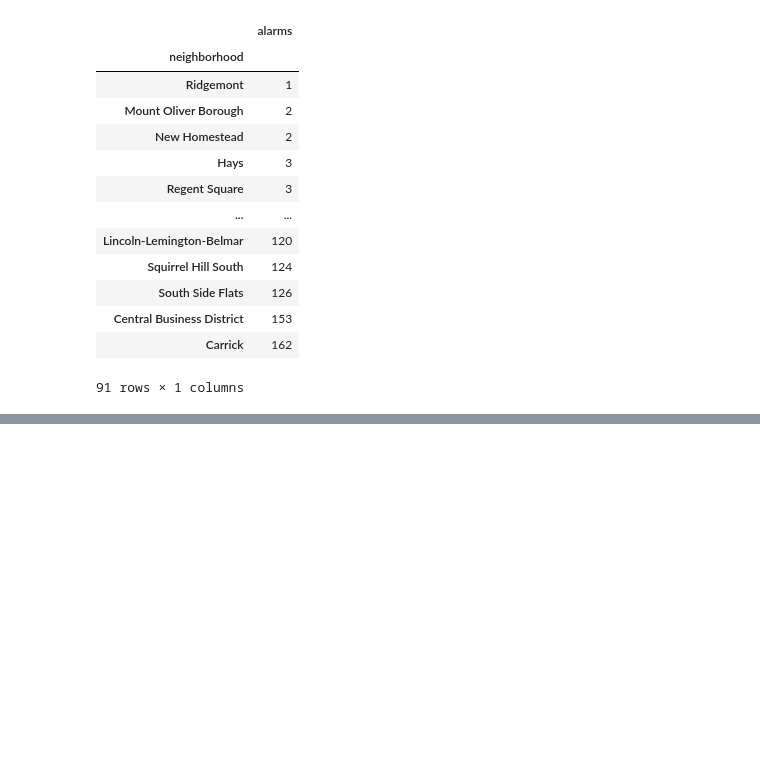
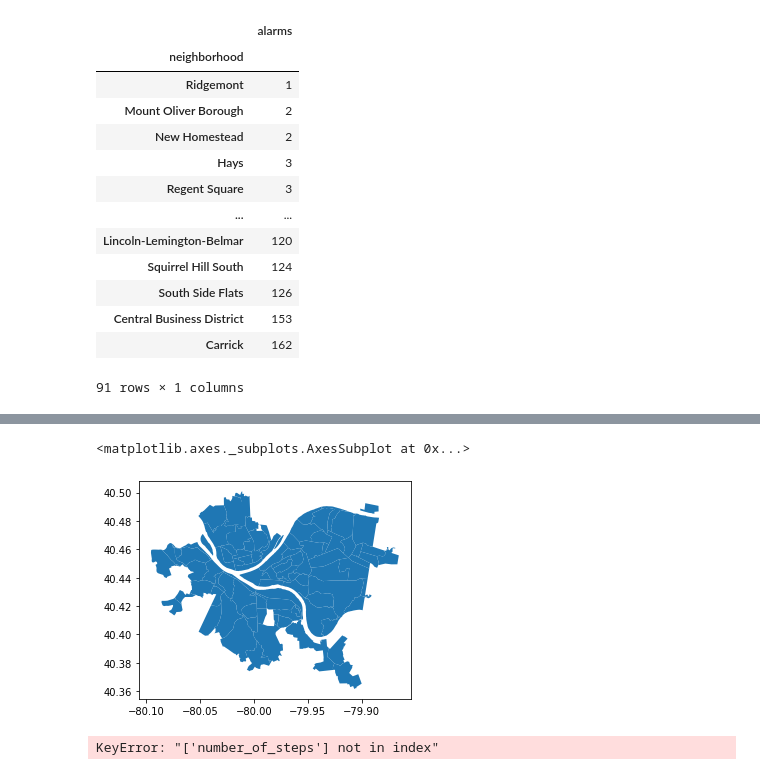
Before and after one commit to Steven-Jarmell/CS0010-FinalProject, a Jupyter notebook: FireDataSet.ipynb, the cells around one changed output, grey strips where cells are left out. Cells and saved outputs as stored; diff of their text form; code cells hidden in the pictures; blank space fills up the shorter version.

```diff
--- a/FireDataSet.ipynb
+++ b/FireDataSet.ipynb
@@ -28,0 +96,12 @@ df.plot(kind = 'bar', figsize=(15,10))
+# %%
+neighborhoods = geopandas.read_file("Neighborhoods/Neighborhoods_.shp") # read in the shapefile
+neighborhoods.plot() # plot the geopandas dataframe
+# %% [output]
+<matplotlib.axes._subplots.AxesSubplot at 0x...>
+[figure, added]
+# %%
+alarms_map = neighborhoods.merge(alarms, how='left', left_on='hood', right_on='neighborhood')
+
+alarms_map[['hood','number_of_steps','geometry']].head()
+# %% [output]
+KeyError: "['number_of_steps'] not in index"
```
Also changed, not shown: parts of 6 cells of this notebook, 8 other files.
